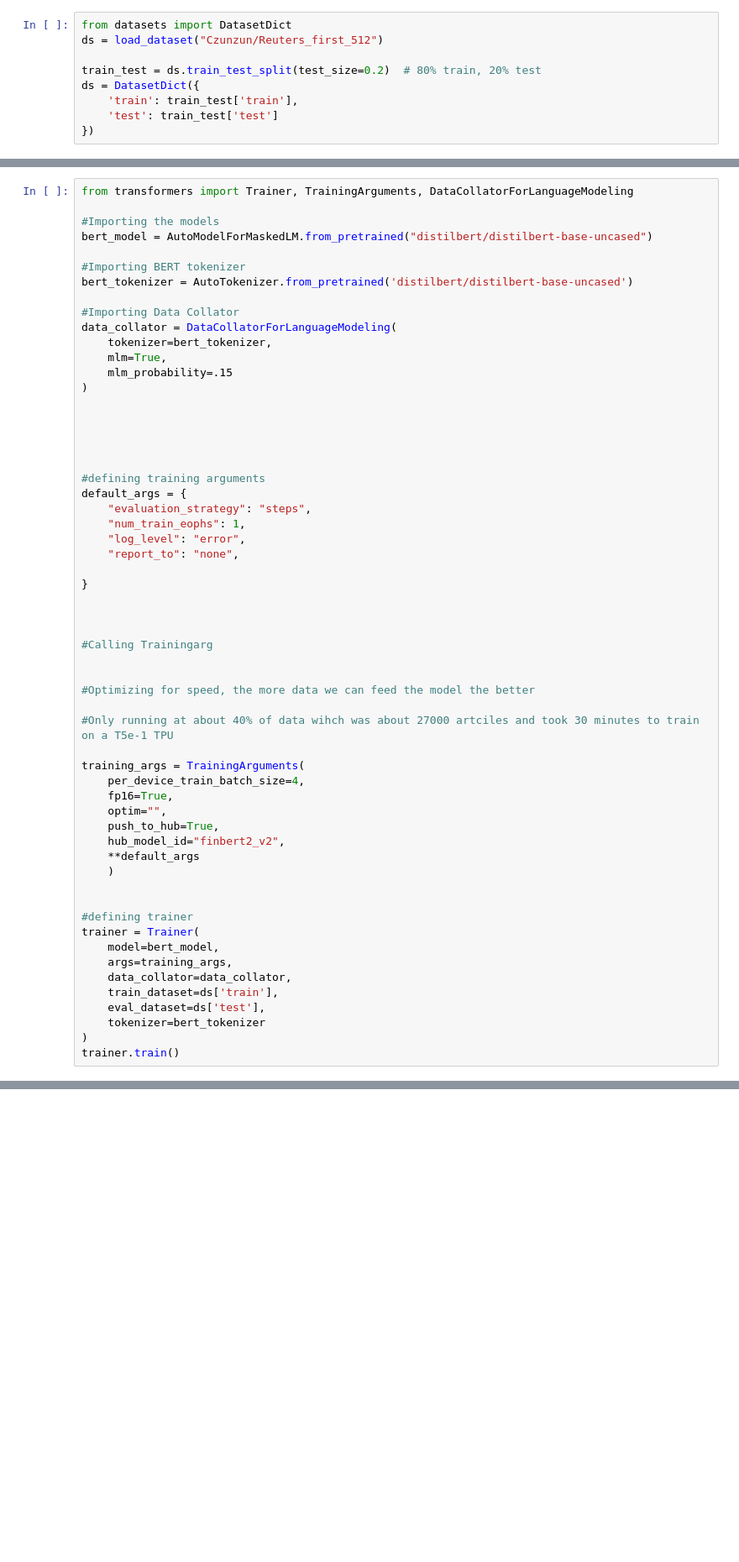
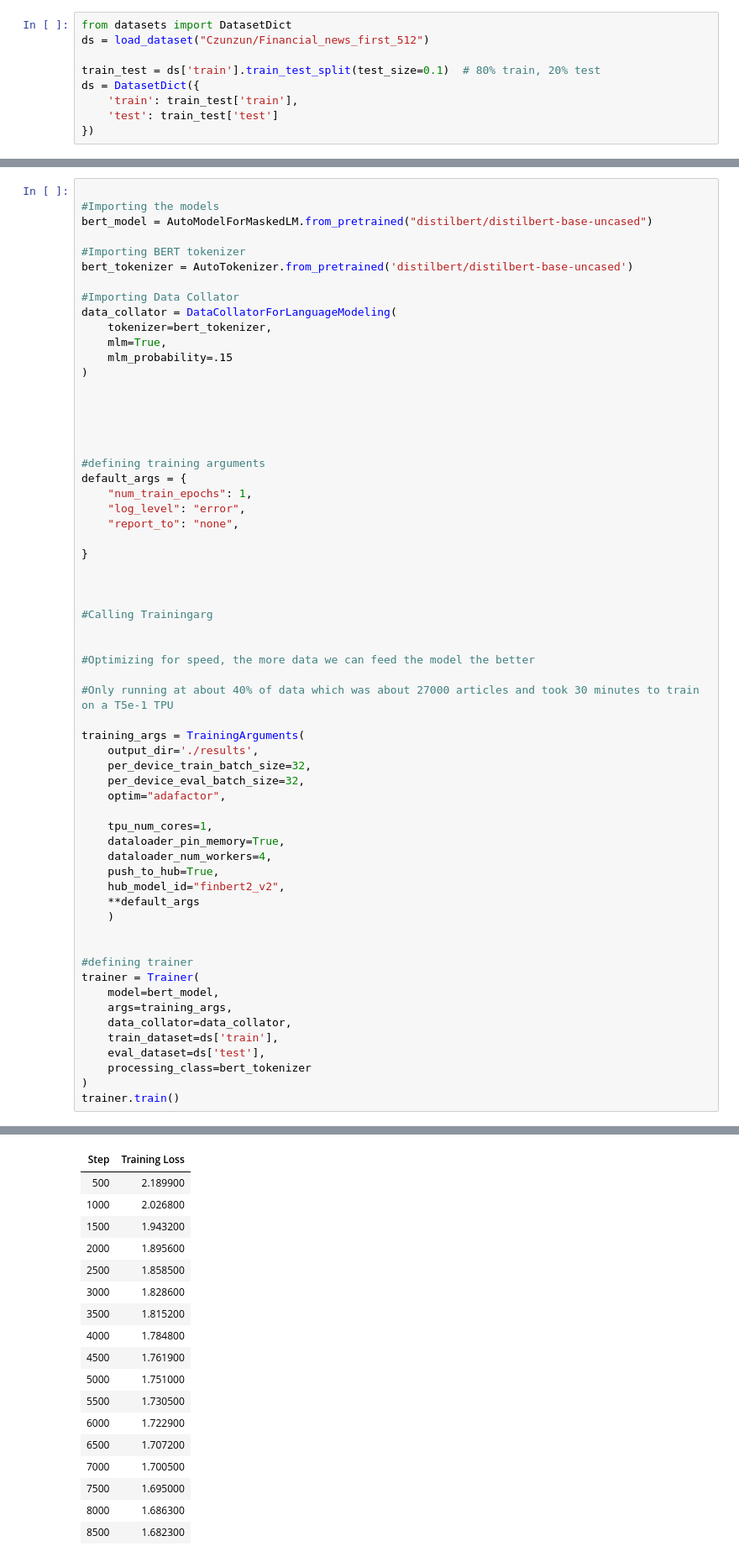
Before and after one commit to zunzun08/triple-screening, a Jupyter notebook: model_training.ipynb, the cells around one changed output, grey strips where cells are left out. Shown at 84% size. Cells and saved outputs as stored; diff of their text form; blank space fills up the shorter version.

Commit message:
Model training of finbert2 on v6e-1 TPU (approx 20 mins) using the financial news first 512 (300k instrances)

```diff
--- a/model_training.ipynb
+++ b/model_training.ipynb
@@ -31,8 +27,8 @@ Requirement already satisfied: six>=1.5 in /usr/local/lib/python3.11/dist-packag
 # %%
 from datasets import DatasetDict
-ds = load_dataset("Czunzun/Reuters_first_512")
+ds = load_dataset("Czunzun/Financial_news_first_512")
 
-train_test = ds.train_test_split(test_size=0.2)  # 80% train, 20% test
+train_test = ds['train'].train_test_split(test_size=0.1)  # 80% train, 20% test
 ds = DatasetDict({
     'train': train_test['train'],
     'test': train_test['test']
@@ -64,5 +58,4 @@ VBox(children=(HTML(value='<center> <img\nsrc=https://huggingface.co/front/asset
 # %%
-from transformers import Trainer, TrainingArguments, DataCollatorForLanguageModeling
 
 #Importing the models
 bert_model = AutoModelForMaskedLM.from_pretrained("distilbert/distilbert-base-uncased")
@@ -83,8 +76,7 @@ data_collator = DataCollatorForLanguageModeling(
 
 #defining training arguments
 default_args = {
-    "evaluation_strategy": "steps",
-    "num_train_eophs": 1,
+    "num_train_epochs": 1,
     "log_level": "error",
     "report_to": "none",
 
@@ -97,12 +89,17 @@ default_args = {
 
 #Optimizing for speed, the more data we can feed the model the better
 
-#Only running at about 40% of data wihch was about 27000 artciles and took 30 minutes to train on a T5e-1 TPU
+#Only running at about 40% of data which was about 27000 articles and took 30 minutes to train on a T5e-1 TPU
 
 training_args = TrainingArguments(
-    per_device_train_batch_size=4,
-    fp16=True,
-    optim="",
+    output_dir='./results',
+    per_device_train_batch_size=32,
+    per_device_eval_batch_size=32,
+    optim="adafactor",
+
+    tpu_num_cores=1,
+    dataloader_pin_memory=True,
+    dataloader_num_workers=4,
     push_to_hub=True,
     hub_model_id="finbert2_v2",
     **default_args
@@ -116,7 +113,7 @@ trainer = Trainer(
     data_collator=data_collator,
     train_dataset=ds['train'],
     eval_dataset=ds['test'],
-    tokenizer=bert_tokenizer
+    processing_class=bert_tokenizer
 )
 trainer.train()
 # %% [output]
@@ -124,0 +121,18 @@ You should probably TRAIN this model on a down-stream task to be able to use it
+| Step | Training Loss |
+| 500 | 2.189900 |
+| 1000 | 2.026800 |
+| 1500 | 1.943200 |
+| 2000 | 1.895600 |
+| 2500 | 1.858500 |
+| 3000 | 1.828600 |
+| 3500 | 1.815200 |
+| 4000 | 1.784800 |
+| 4500 | 1.761900 |
+| 5000 | 1.751000 |
+| 5500 | 1.730500 |
+| 6000 | 1.722900 |
+| 6500 | 1.707200 |
+| 7000 | 1.700500 |
+| 7500 | 1.695000 |
+| 8000 | 1.686300 |
+| 8500 | 1.682300 |
```
Also changed, not shown: parts of 6 cells of this notebook.
